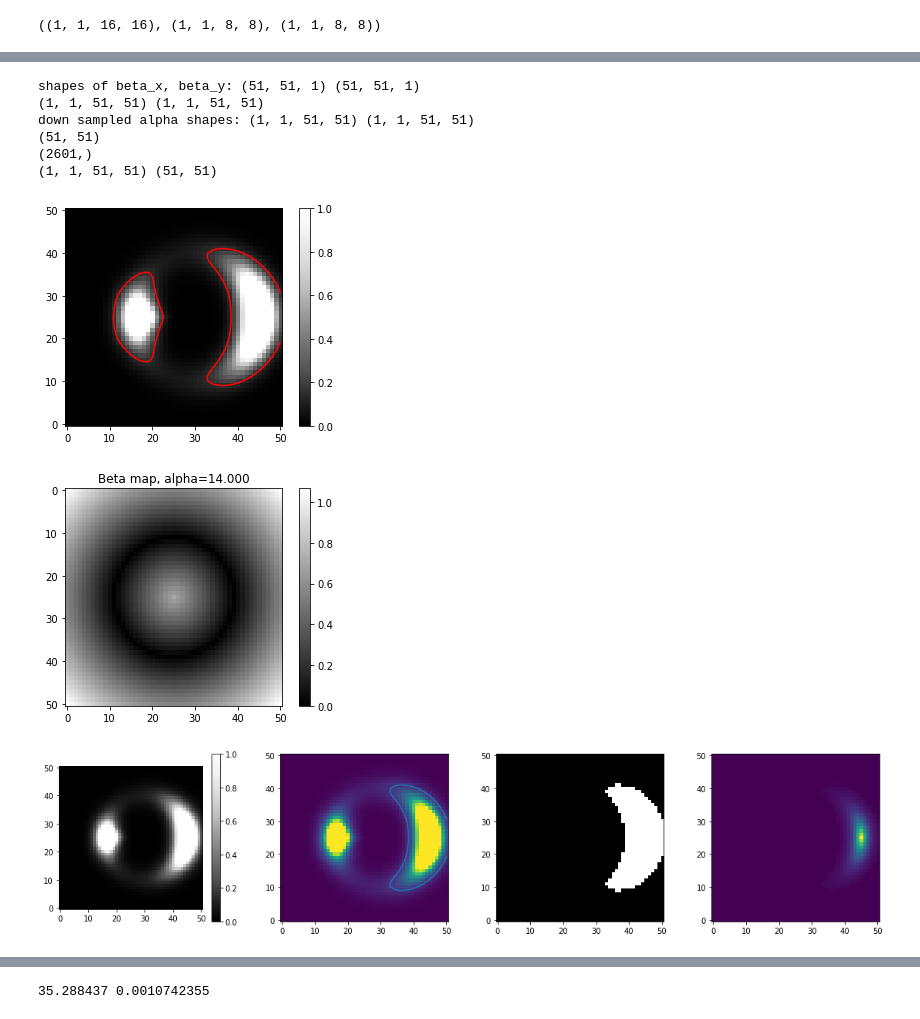
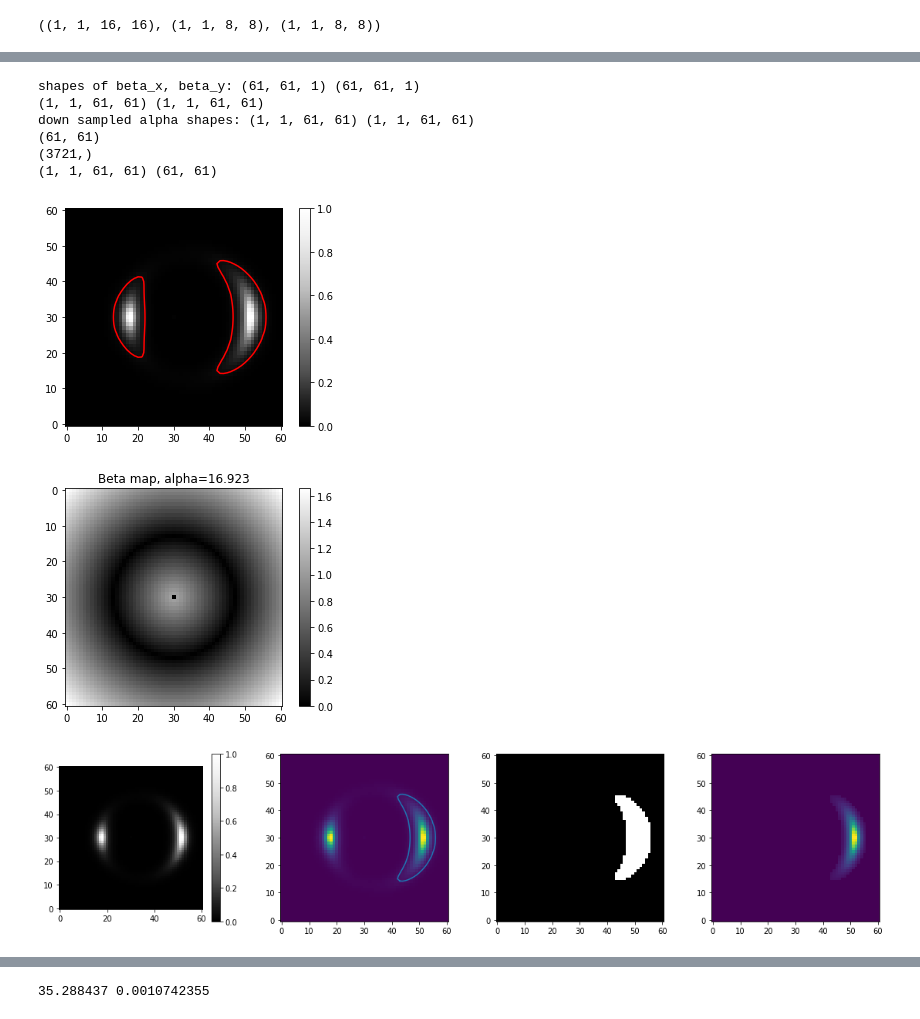
Before and after one commit to giga-lens/gigalens, a Jupyter notebook: jax-demo-dev-sim-only_SIS.ipynb, the cells around one changed output, grey strips where cells are left out. Drawn from its saved outputs; the diff is of its cells as text; code cells hidden in the pictures.

```diff
--- a/jax-demo-dev-sim-only_SIS.ipynb
+++ b/jax-demo-dev-sim-only_SIS.ipynb
@@ -206,12 +206,12 @@ def extract_params(best_params):
                 count += 1
         print('\n')
 # %%
-delta_pix = 0.05
-num_pix = 51
+delta_pix = 0.065
+num_pix = 61
 ctr = num_pix//2
 supersample = 1
-theta_E = 0.7 #* (num_pix/101)
-Ie_src = 1000
+theta_E = 1.1 #* (num_pix/101)
+Ie_src = 100
 
 print('center:', ctr)
 
@@ -252,7 +252,6 @@ print('src center in pix (x, y):', src_ctrx_pix, src_ctry_pix)
 lens_params = [{'theta_E': theta_E, 'center_x': lens_ctrx, 'center_y': lens_ctry}]
 source_light = [{'R_sersic': 0.1, 'n_sersic': 1.0, 'e1': 0., 'e2': 0., 'center_x': src_ctrx, 'center_y': src_ctry, 'Ie': Ie_src}]
 
-
 truth = [lens_params,
         [{'R_sersic': 0.8, 'n_sersic': 4.0, 'e1': 1e-6, 'e2': 1e-6, 'center_x': 1e-6, 'center_y': 2e-6, 'Ie': 1e-3}],
         source_light]
@@ -269,7 +268,7 @@ model_seq = ModellingSequence(phys_model, prob_model, sim_config)
 # plt.imshow(simulated, norm=mpl.colors.PowerNorm(0.5, vmin=0, vmax=20),)
 
 # I also don't know how Ie translates to pixel values
-plt.imshow(observed_img) #, vmin=0, vmax=3)
+plt.imshow(observed_img, origin='lower') #, vmin=0, vmax=10)
 plt.colorbar()
 plt.title('Observed_img')
 plt.show()
@@ -291,5 +296,5 @@ edge, corner in arcsec: 1.3 1.8384776310850237
 # %%
-con_levels = [0.15] #[0.001]
+con_levels = [0.04] #[0.001]
 
 fig, ax = plt.subplots(1, 1)
 obsim = ax.imshow(observed_img, cmap=plt.cm.Greys_r, origin='lower', vmin=0, vmax=1)
@@ -347,42 +352,42 @@ verts = np.array([[], []]).T
 
 for i, idx in enumerate(idx_cont):
     if i == 0: #or i == 4:
         # break
         verts = np.concatenate((verts, cs.collections[0].get_paths()[idx].vertices), axis=0)
 
 xc, yc = verts[:, 0], verts[:, 1]
 axes[1].plot(xc, yc)
 
 obsim = axes[1].imshow(observed_img, origin='lower', vmin=0, vmax=1)
 
 print(X.shape)
 path = Path(verts)
 points = np.vstack((X.flatten(), Y.flatten())).T
 
 counterarcmask = path.contains_points(points)
 print(counterarcmask.shape)
 
 counterarcmask = counterarcmask.reshape((num_pix, num_pix))
 
 axes[2].imshow(counterarcmask, cmap='gray', origin='lower')
 
 counterarc = observed_img * counterarcmask
 axes[3].imshow(counterarc, origin='lower')
 
 print(f_xi_downsamp.shape, counterarcmask.shape)
 
 f_xi_ca = f_xi_downsamp * counterarcmask
 f_yi_ca = f_yi_downsamp * counterarcmask
 # %% [output]
-shapes of beta_x, beta_y: (51, 51, 1) (51, 51, 1)
-(1, 1, 51, 51) (1, 1, 51, 51)
-down sampled alpha shapes: (1, 1, 51, 51) (1, 1, 51, 51)
-(51, 51)
-(2601,)
-(1, 1, 51, 51) (51, 51)
+shapes of beta_x, beta_y: (61, 61, 1) (61, 61, 1)
+(1, 1, 61, 61) (1, 1, 61, 61)
+down sampled alpha shapes: (1, 1, 61, 61) (1, 1, 61, 61)
+(61, 61)
+(3721,)
+(1, 1, 61, 61) (61, 61)
-[figure, old version]
+[figure, new version]
-[figure, old version]
+[figure, new version]
-[figure, old version]
+[figure, new version]
 # %%
 lens_params = truth[0]
 
```
Also changed, not shown: parts of 13 cells of this notebook.
